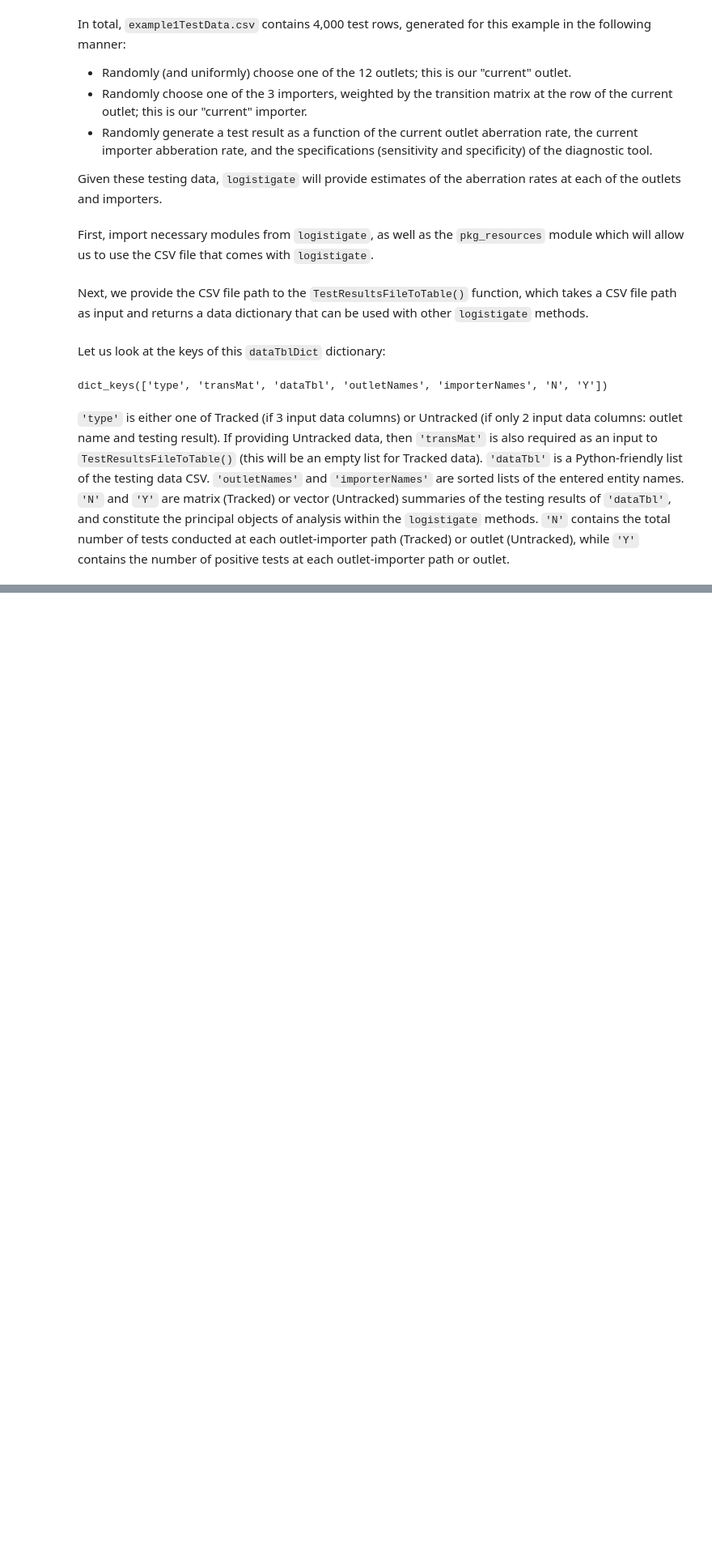
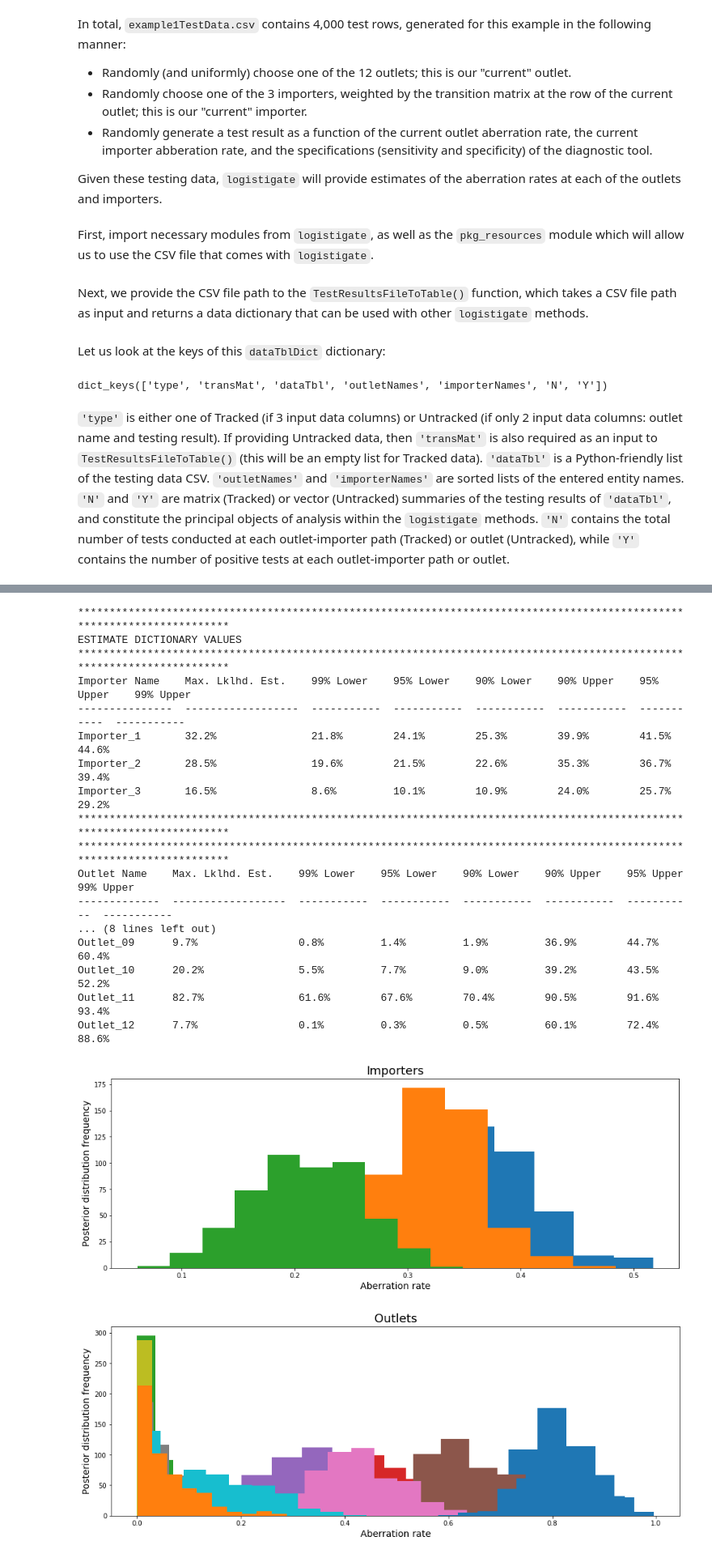
Before and after one commit to eugenewickett/logistigate, a Jupyter notebook: examples/examples.ipynb, the cells around one changed output, grey strips where cells are left out. Shown at 81% size. Cells and saved outputs as stored; diff of their text form; code cells hidden in the pictures; blank space fills up the shorter version.

Commit message:
1st draft example NB included

```diff
--- a/examples/examples.ipynb
+++ b/examples/examples.ipynb
@@ -108,0 +159,27 @@ dataTblDict.update({'diagSens':0.90, 'diagSpec':0.99, 'numPostSamples':500, 'pri
+# %%
+csv1bPath = pkg_resources.resource_filename('logistigate','data/example1bTestData.csv')
+dataTblDict = util.TestResultsFileToTable(csv1bPath)
+dataTblDict.update({'diagSens':0.90, 'diagSpec':0.99, 'numPostSamples':500, 'prior':methods.prior_normal()})
+logistigateDict = lg.runLogistigate(dataTblDict)
+util.printEstimates(logistigateDict)
+util.plotPostSamples(logistigateDict)
+# %% [output]
+************************************************************************************************************************
+ESTIMATE DICTIONARY VALUES
+************************************************************************************************************************
+Importer Name    Max. Lklhd. Est.    99% Lower    95% Lower    90% Lower    90% Upper    95% Upper    99% Upper
+---------------  ------------------  -----------  -----------  -----------  -----------  -----------  -----------
+Importer_1       32.2%               21.8%        24.1%        25.3%        39.9%        41.5%        44.6%
+Importer_2       28.5%               19.6%        21.5%        22.6%        35.3%        36.7%        39.4%
+Importer_3       16.5%               8.6%         10.1%        10.9%        24.0%        25.7%        29.2%
+************************************************************************************************************************
+************************************************************************************************************************
+Outlet Name    Max. Lklhd. Est.    99% Lower    95% Lower    90% Lower    90% Upper    95% Upper    99% Upper
+-------------  ------------------  -----------  -----------  -----------  -----------  -----------  -----------
+... (8 lines left out)
+Outlet_09      9.7%                0.8%         1.4%         1.9%         36.9%        44.7%        60.4%
+Outlet_10      20.2%               5.5%         7.7%         9.0%         39.2%        43.5%        52.2%
+Outlet_11      82.7%               61.6%        67.6%        70.4%        90.5%        91.6%        93.4%
+Outlet_12      7.7%                0.1%         0.3%         0.5%         60.1%        72.4%        88.6%
+[figure, added]
+[figure, added]
```
Also changed, not shown: parts of 25 cells of this notebook.
